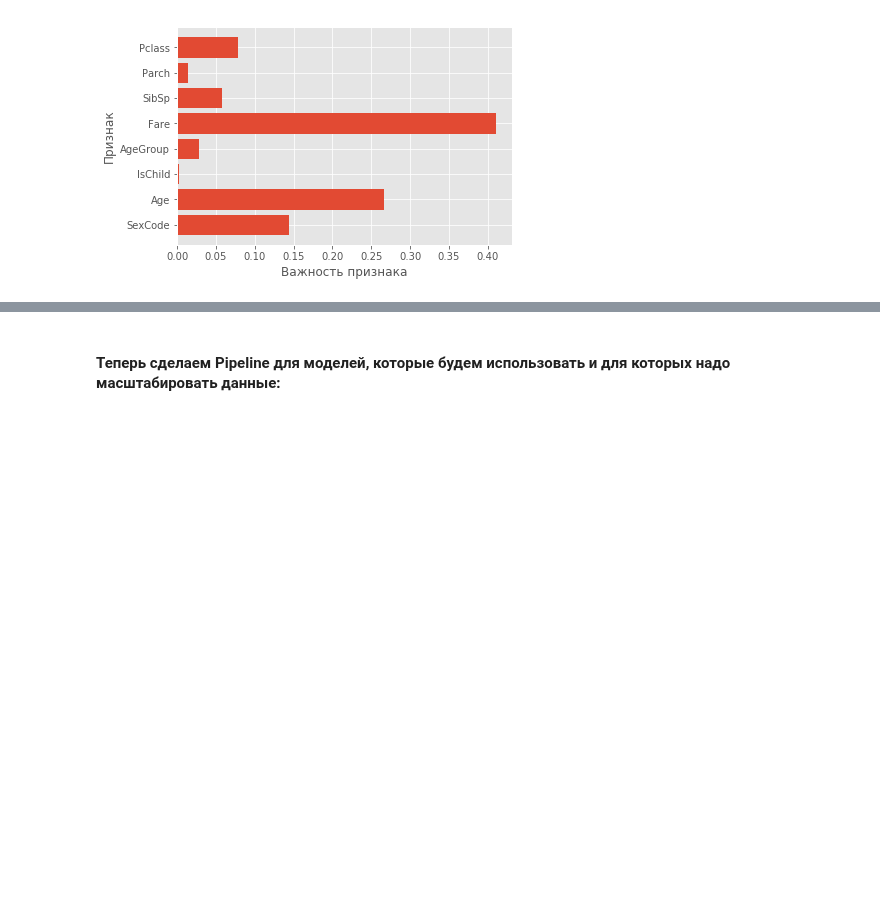
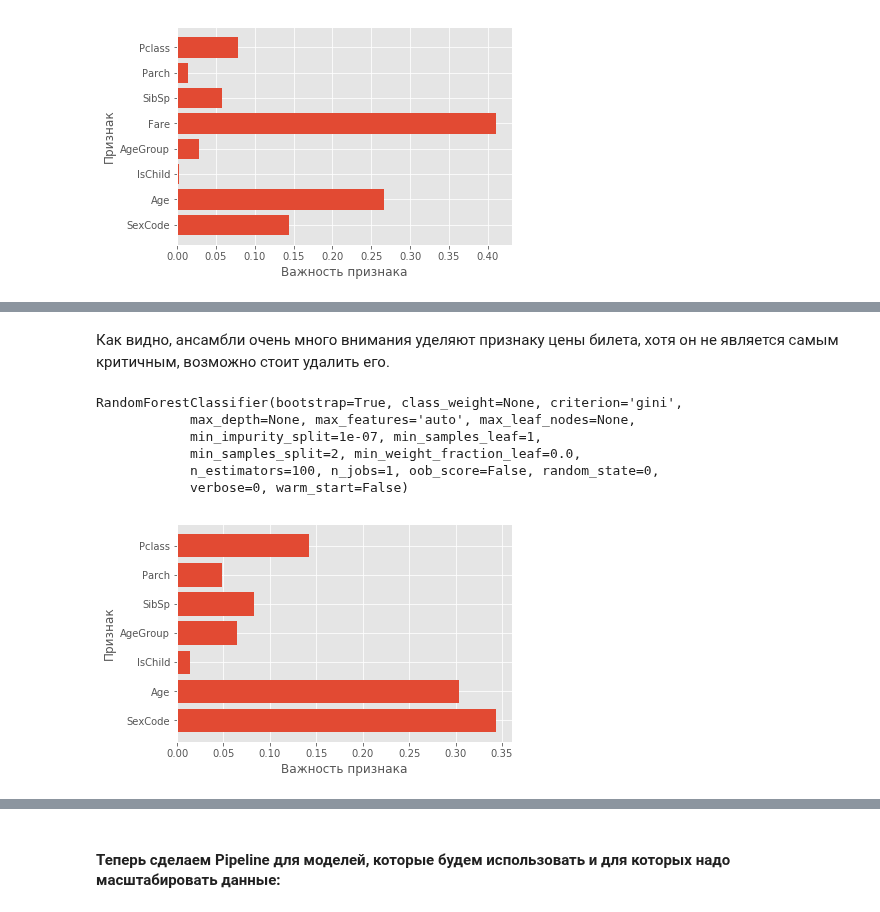
Before and after one commit to AndrewLrrr/otus-big-data, a Jupyter notebook: hw5/Titanic.ipynb, the cells around one changed output, grey strips where cells are left out. Saved outputs shown, nothing was run; the diff lists cells and outputs as text; code cells hidden in the pictures; blank space fills up the shorter version.

```diff
--- a/hw5/Titanic.ipynb
+++ b/hw5/Titanic.ipynb
@@ -486,0 +504,27 @@ plot_feature_importances(gbrt, df_tmp)
+# %% [markdown]
+Как видно, ансамбли очень много внимания уделяют признаку цены билета, хотя он не является самым критичным, возможно стоит удалить его.
+# %%
+pipe_ens = make_union(*[
+    make_pipeline(FunctionTransformer(get_sex_col, validate=False), LabelEncoderPipelineFriendly()),
+    make_pipeline(FunctionTransformer(get_age_patch_col, validate=False), Imputer(strategy='mean'), IsChild()),
+    make_pipeline(FunctionTransformer(get_age_col, validate=False), Imputer(strategy='mean'), AgeGroup()),
+    make_pipeline(FunctionTransformer(get_sibsp_parch_pclass_col, validate=False), Imputer(strategy='most_frequent')),
+])
+# %%
+X_train_ens = pipe_ens.fit_transform(df)
+# %%
+df_tmp_ens = df_tmp[['SexCode', 'Age', 'IsChild', 'AgeGroup', 'SibSp', 'Parch', 'Pclass']]
+# %%
+forest = RandomForestClassifier(n_estimators=100, random_state=0)
+forest.fit(X_train_ens, y_train)
+# %% [output]
+RandomForestClassifier(bootstrap=True, class_weight=None, criterion='gini',
+            max_depth=None, max_features='auto', max_leaf_nodes=None,
+            min_impurity_split=1e-07, min_samples_leaf=1,
+            min_samples_split=2, min_weight_fraction_leaf=0.0,
+            n_estimators=100, n_jobs=1, oob_score=False, random_state=0,
+            verbose=0, warm_start=False)
+# %%
+plot_feature_importances(forest, df_tmp_ens)
+# %% [output]
+[figure, added]
```
Also changed, not shown: parts of 18 cells of this notebook, 1 other file.
